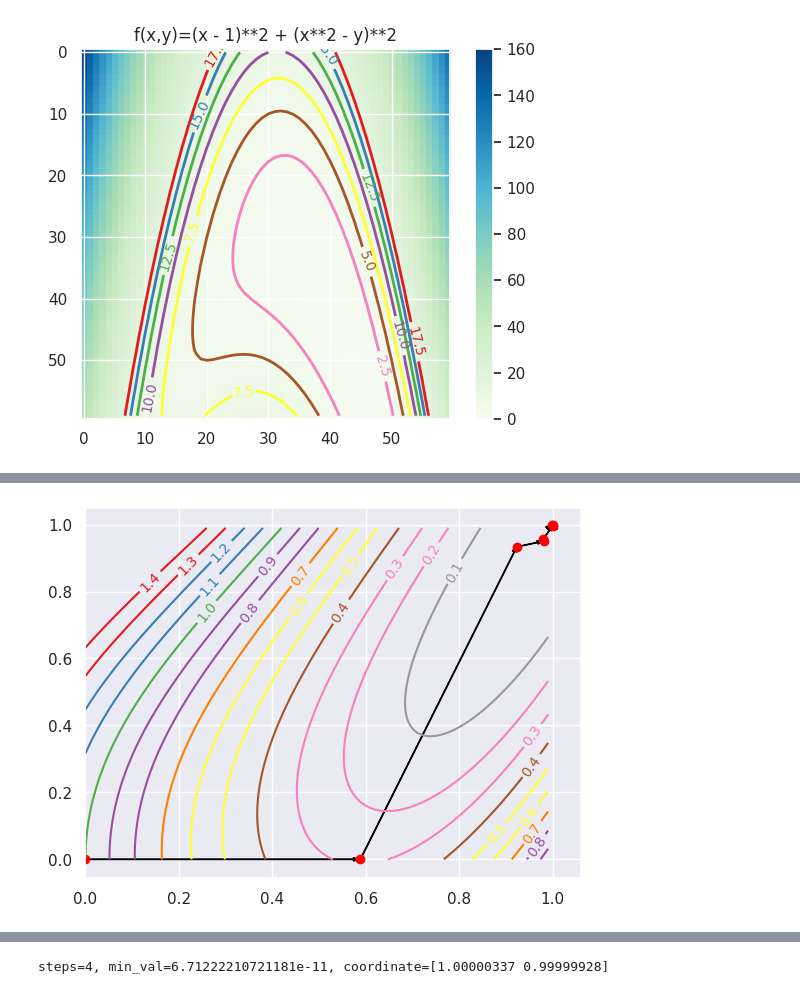
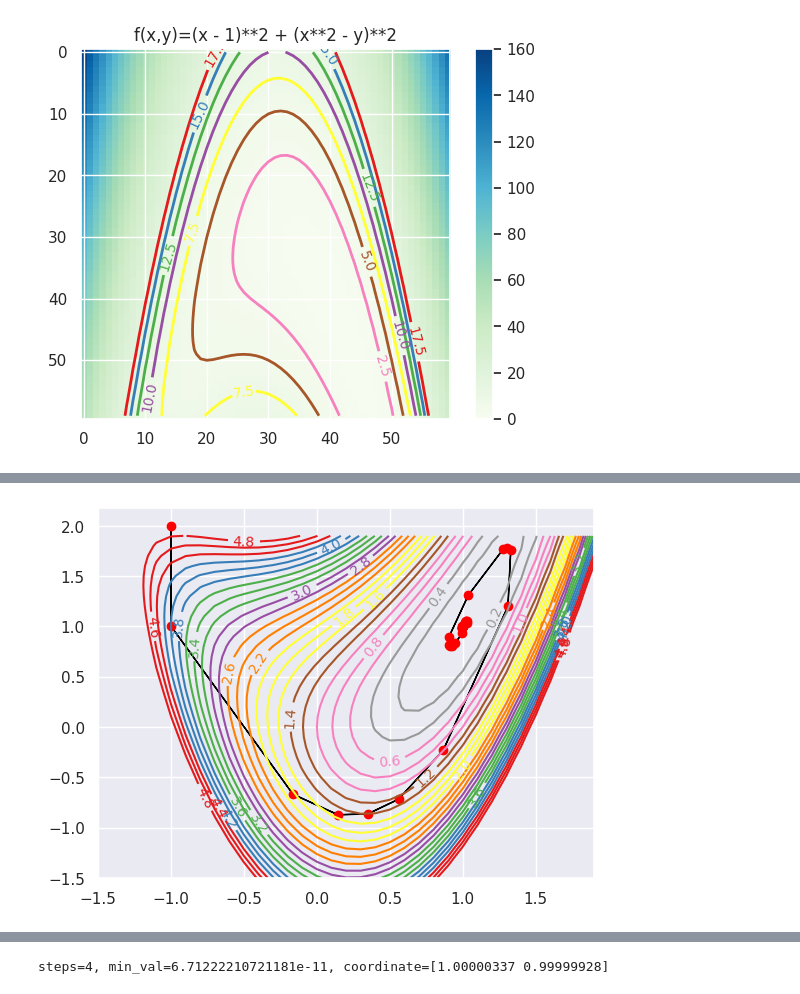
Before and after one commit to KolyaYashin/notebooks, a Jupyter notebook: BMSTU_optimization/laba3_opt.ipynb, the cells around one changed output, grey strips where cells are left out. Cells and saved outputs as stored; diff of their text form; code cells hidden in the pictures.

```diff
--- a/BMSTU_optimization/laba3_opt.ipynb
+++ b/BMSTU_optimization/laba3_opt.ipynb
@@ -38,3 +49,7 @@ def sympy2def(f):
+# %%
+x=[1,0]
+Gesse_x=np.array([[Gesse[0][0](x[0],x[1]),Gesse[0][1](x[0],x[1])],
+                 [Gesse[1][0](x[0],x[1]),Gesse[1][1](x[0],x[1])]])
 # %%
 from numpy import exp,arange
 from pylab import meshgrid,cm,imshow,contour,clabel,colorbar,axis,title,show
@@ -97,7 +112,7 @@ def Conjugate_gradient_method(f,start_pos,eps,steps_lim=5000):
 
     return Xs,steps,(sympy2def(f))(Xs[-1][0],Xs[-1][1]), grad_norms
 # %%
-history,steps,min_val,grad_norms=Conjugate_gradient_method(f,(0,0),0.001)
+history,steps,min_val,grad_norms=Conjugate_gradient_method(f,(-1,2),0.001)
 # %%
 print(f'{steps=}, {min_val=}, coordinate={history[-1]}')
 # %% [output]
@@ -105,32 +120,32 @@ steps=7, min_val=4.64194972000419e-7, coordinate=[0.99946608 0.99850921]
 # %%
 _hist=np.array(history).transpose()
 
 
 
-x_range = arange(-0,1,0.01)
-y_range = arange(-0,1,0.01)
+x_range = arange(-1.5,2,0.1)
+y_range = arange(-1.5,2,0.1)
 X,Y = meshgrid(x_range, y_range) # grid of point
 Z=np.zeros((len(X),len(X[0])))
 for i in range(len(X)):
     for j in range(len(X[0])):
         Z[i][j]=(sympy2def(f))(X[i][j], Y[i][j])
  # evaluation of the function on the grid
 
 # adding the Contour lines with labels
-cset = contour(x_range,y_range,Z,arange(0,1.5,0.1),linewidths=1.5,cmap=cm.Set1_r)
+cset = contour(x_range,y_range,Z,arange(0,5,0.2),linewidths=1.5,cmap=cm.Set1_r)
 clabel(cset,inline=True,fmt='%1.1f',fontsize=10)
 
 
 
 
 for i in range(1,len(_hist[0])):
     plt.arrow(_hist[0][i-1],_hist[1][i-1],_hist[0][i]-_hist[0][i-1],_hist[1][i]-_hist[1][i-1],
           shape='full', color='black', head_width=0.01, head_length=0.015,length_includes_head=True)
 
 plt.scatter(_hist[0],_hist[1],color='red')
 plt.show()
 # %% [output]
-[figure, old version]
+[figure, new version]
 # %%
 #Флетчер Ривс
 # %%
```
Also changed, not shown: parts of 17 cells of this notebook.
